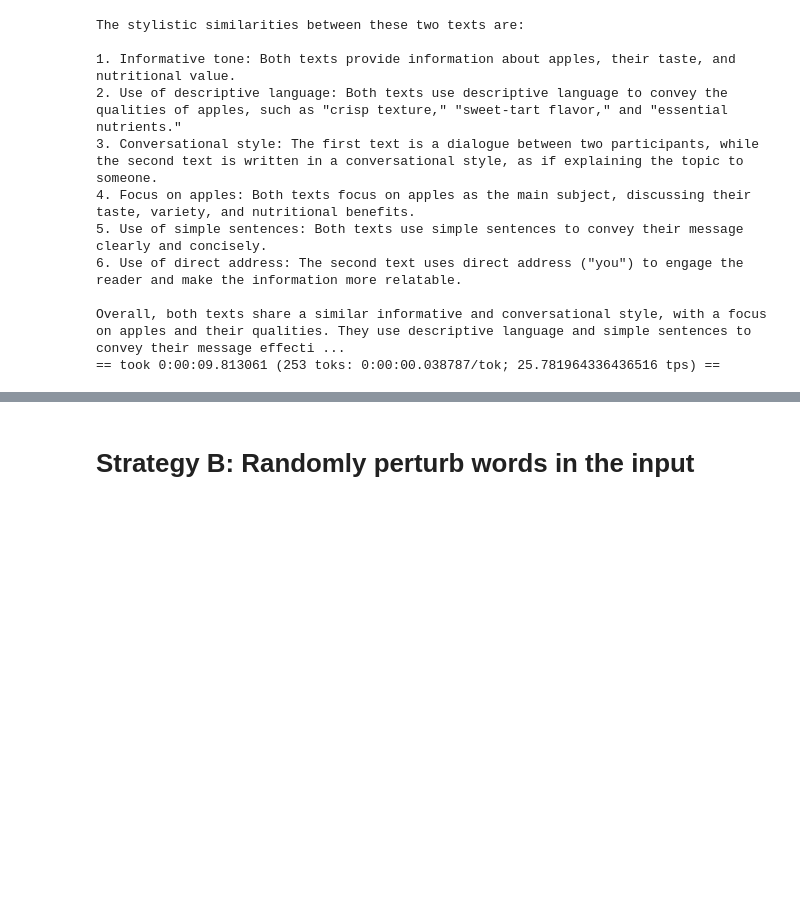
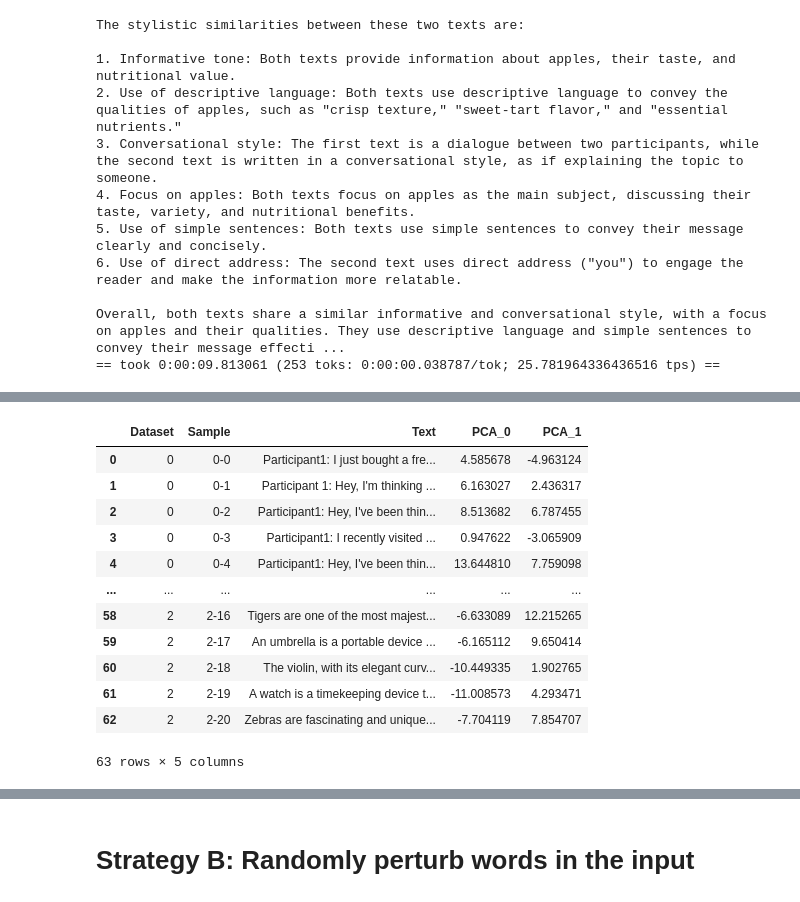
Before and after one commit to AaronJohnston/divergent-beams, a Jupyter notebook: exploration/fuzz-testing.ipynb, the cells around one changed output, grey strips where cells are left out. Saved outputs shown, nothing was run; the diff lists cells and outputs as text; code cells hidden in the pictures; blank space fills up the shorter version.

Commit message:
Prompt prefix appears sufficient to distinguish differently-formatted texts

```diff
--- a/exploration/fuzz-testing.ipynb
+++ b/exploration/fuzz-testing.ipynb
@@ -625,0 +666,56 @@ Overall, both texts share a similar informative and conversational style, with a
+# %%
+from sklearn.decomposition import PCA
+import pandas as pd
+import altair as alt
+
+embed_last_last = lambda conv: format_embed(conv)
+
+def show_format_embeds(datasets, embed_func):
+    didxs = []
+    names = []
+    texts = []
+    embeds = []
+    for didx, dataset in enumerate(datasets):
+        for cidx, conv in enumerate(dataset):
+            didxs.append(didx)
+            names.append('{}-{}'.format(didx, cidx))
+            texts.append(conv)
+            embeds.append(embed_func(conv))
+
+    pca = PCA(n_components=2)
+    pca_embeds = pca.fit_transform(torch.stack(embeds).float().numpy())
+
+    data = pd.DataFrame({
+        'Dataset': didxs,
+        'Sample': names,
+        'Text': texts,
+        'PCA_0': map(lambda p: p[0], pca_embeds),
+        'PCA_1': map(lambda p: p[1], pca_embeds),
+    })
+
+    display(data)
+
+    display(alt.Chart(data).mark_point(size=50).encode(
+        x='PCA_0',
+        y='PCA_1',
+        color='Dataset:N',
+        shape='Dataset:N',
+        tooltip=['Dataset', 'Sample', 'Text']
+    ).interactive())
+
+
+show_format_embeds([strat_a_convs, strat_a_convs_sf, strat_a_paras], embed_last_last)
+# %% [output]
+|  | Dataset | Sample | Text | PCA_0 | PCA_1 |
+| 0 | 0 | 0-0 | Participant1: I just bought a fre... | 4.585678 | -4.963124 |
+| 1 | 0 | 0-1 | Participant 1: Hey, I'm thinking ... | 6.163027 | 2.436317 |
+| 2 | 0 | 0-2 | Participant1: Hey, I've been thin... | 8.513682 | 6.787455 |
+| 3 | 0 | 0-3 | Participant1: I recently visited ... | 0.947622 | -3.065909 |
+| 4 | 0 | 0-4 | Participant1: Hey, I've been thin... | 13.644810 | 7.759098 |
+| ... | ... | ... | ... | ... | ... |
+| 58 | 2 | 2-16 | Tigers are one of the most majest... | -6.633089 | 12.215265 |
+| 59 | 2 | 2-17 | An umbrella is a portable device ... | -6.165112 | 9.650414 |
+| 60 | 2 | 2-18 | The violin, with its elegant curv... | -10.449335 | 1.902765 |
+| 61 | 2 | 2-19 | A watch is a timekeeping device t... | -11.008573 | 4.293471 |
+| 62 | 2 | 2-20 | Zebras are fascinating and unique... | -7.704119 | 7.854707 |
+63 rows × 5 columns
```
Also changed, not shown: parts of 4 cells of this notebook.
